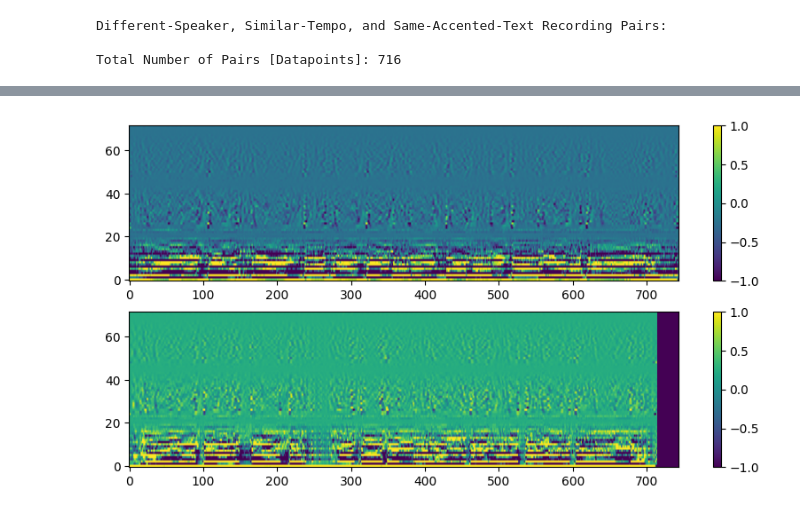
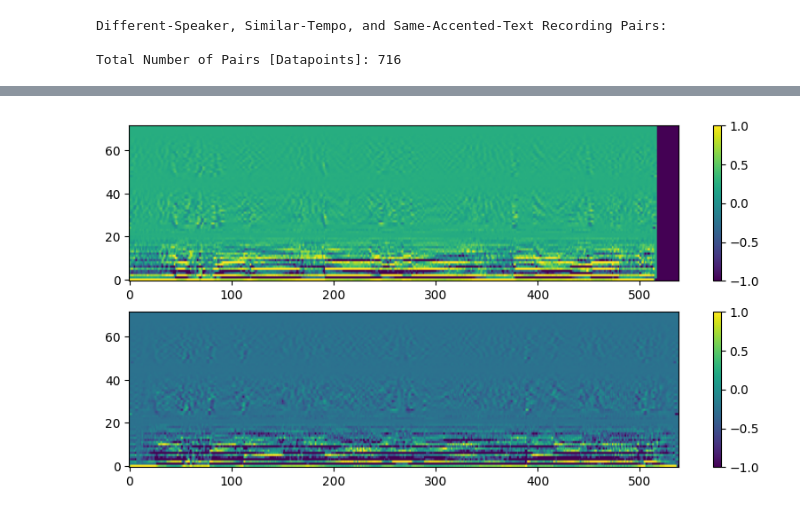
Before and after one commit to m-behery/disentanglement, a Jupyter notebook: notebook.ipynb, the cells around one changed output, grey strips where cells are left out. Drawn from its saved outputs; the diff is of its cells as text; code cells hidden in the pictures.

```diff
--- a/notebook.ipynb
+++ b/notebook.ipynb
@@ -399,13 +399,12 @@ class CompositeScaler(torch.nn.Module):
         columns = [f'{col}_{x}' for x in 'ab' for col in df.columns]
         df = pd.DataFrame(pair_records, columns=columns)
 
-        df['ratio'] = df['ratio_a'] * df['ratio_b']
+        df['ratio'] = df['ratio_a'] / df['ratio_b']
 
         df['approx_ratio'] = df['ratio'].round(2)
-        df['deviation'] = abs(df['ratio'] - df['approx_ratio'])
-        df = df.sort_values('deviation').groupby('approx_ratio').head(1)
+        df = df.sort_values(['ratio_a', 'ratio_b'], ascending=False).groupby('approx_ratio').head(1)
         df = df.drop_duplicates('approx_ratio').sort_values('approx_ratio')
-        df.drop(['ratio', 'deviation'], axis=1, inplace=True)
+        df.drop(['ratio'], axis=1, inplace=True)
         mask = (df['approx_ratio'] < 0.005) | (df['approx_ratio'] > 0.995)
         df = df[~mask].reset_index(drop=True)
 
@@ -473,7 +472,8 @@ class CompositeScaler(torch.nn.Module):
         return mask
 # %%
 scaler = CompositeScaler()
-scaled_MFCC_bt = scaler(MFCC_bt, 0.96, a=False)
-plot(scaled_MFCC_bt)
-# %% [output]
-[figure, removed]
+# %%
+scaled_MFCC_bt = scaler(MFCC_bt, 0.96, a=True)
+plot(scaled_MFCC_bt)
+# %% [output]
+[figure, added]
```
Also changed, not shown: parts of 6 cells of this notebook.
